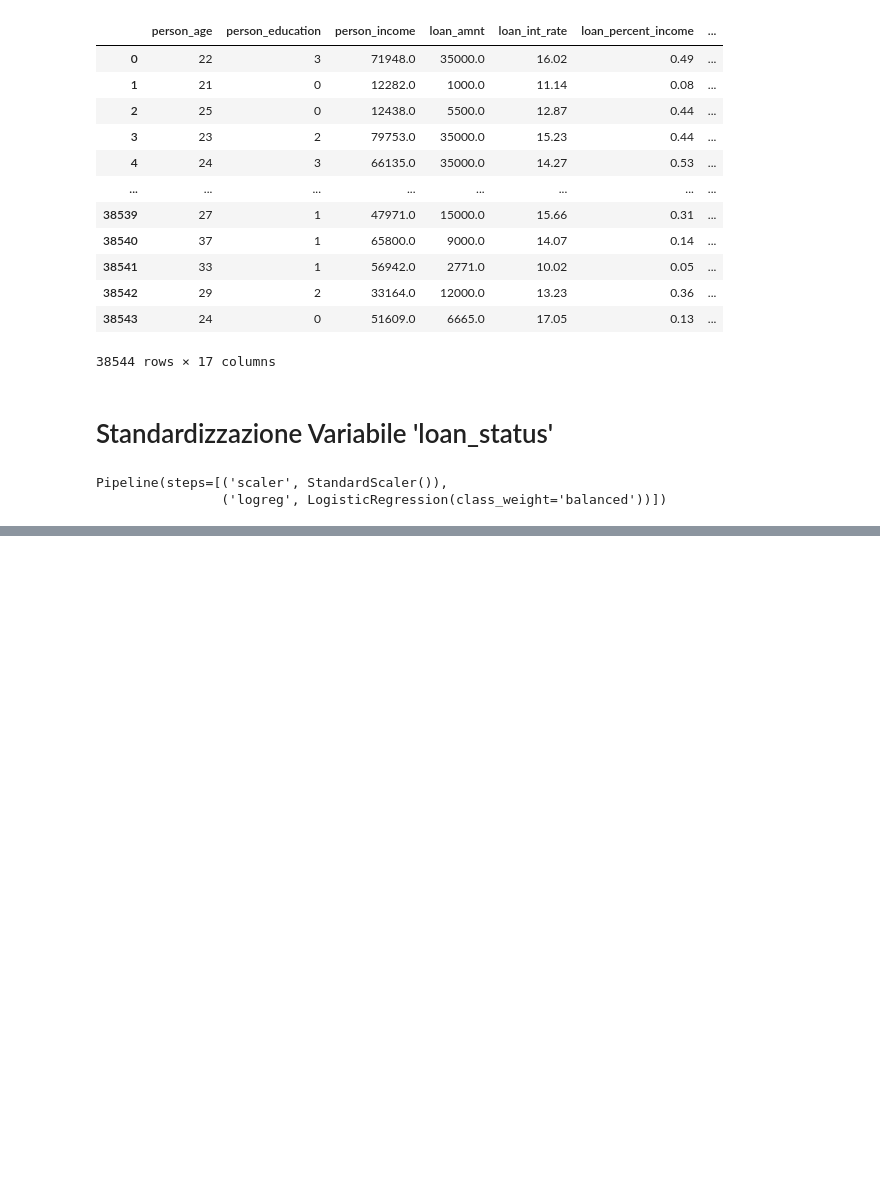
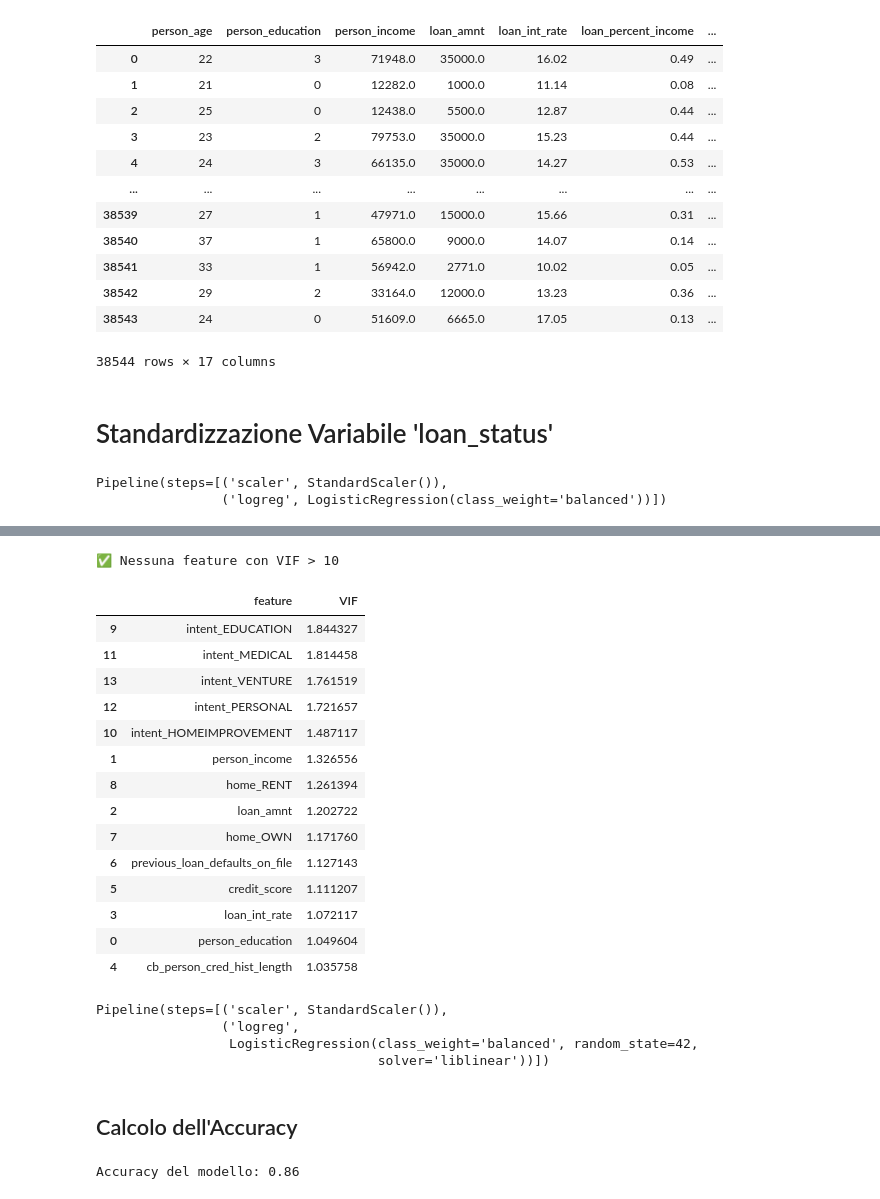
Before and after one commit to FrancescaCola/CustomerScoring, a Jupyter notebook: LogisticRegression.ipynb, the cells around one changed output, grey strips where cells are left out. Drawn from its saved outputs; the diff is of its cells as text; code cells hidden in the pictures; blank space fills up the shorter version.

```diff
--- a/LogisticRegression.ipynb
+++ b/LogisticRegression.ipynb
@@ -78,0 +120,42 @@ Name: proportion, dtype: float64
+# %%
+# 1. Crea un nuovo scaler (non usare quello vecchio nella pipeline)
+scaler = StandardScaler()
+
+# 2. Applica lo scaler a X (che ora ha meno colonne)
+X_scaled = scaler.fit_transform(X)
+
+# 3. Crea un DataFrame con i dati scalati e i nomi delle colonne
+X_vif = pd.DataFrame(X_scaled, columns=X.columns)
+
+# 4. Calcola il VIF per ogni colonna
+vif_data = pd.DataFrame()
+vif_data["feature"] = X_vif.columns
+vif_data["VIF"] = [variance_inflation_factor(X_vif.values, i) for i in range(X_vif.shape[1])]
+
+# 5. Mostra le feature con VIF alto
+high_vif = vif_data[vif_data["VIF"] > 10]
+if not high_vif.empty:
+    print("⚠️ Feature con VIF > 10:")
+    print(high_vif)
+else:
+    print("✅ Nessuna feature con VIF > 10")
+
+# 6. Mostra tutti i VIF
+display(vif_data.sort_values(by="VIF", ascending=False))
+# %% [output]
+✅ Nessuna feature con VIF > 10
+|  | feature | VIF |
+| 9 | intent_EDUCATION | 1.844327 |
+| 11 | intent_MEDICAL | 1.814458 |
+| 13 | intent_VENTURE | 1.761519 |
+| 12 | intent_PERSONAL | 1.721657 |
+| 10 | intent_HOMEIMPROVEMENT | 1.487117 |
+| 1 | person_income | 1.326556 |
+| 8 | home_RENT | 1.261394 |
+| 2 | loan_amnt | 1.202722 |
+| 7 | home_OWN | 1.171760 |
+| 6 | previous_loan_defaults_on_file | 1.127143 |
+| 5 | credit_score | 1.111207 |
+| 3 | loan_int_rate | 1.072117 |
+| 0 | person_education | 1.049604 |
+| 4 | cb_person_cred_hist_length | 1.035758 |
@@ -78,0 +179,8 @@ Name: proportion, dtype: float64
+# %%
+# Fit della pipeline sui dati di addestramento
+logreg_pipeline.fit(X_train, y_train)
+# %% [output]
+Pipeline(steps=[('scaler', StandardScaler()),
+                ('logreg',
+                 LogisticRegression(class_weight='balanced', random_state=42,
+                                    solver='liblinear'))])
@@ -78,0 +190,8 @@ Name: proportion, dtype: float64
+# %% [markdown]
+## Calcolo dell'Accuracy
+# %%
+# Calcolo dell'accuracy
+accuracy = accuracy_score(y_test, y_test_pred)
+print(f"Accuracy del modello: {accuracy:.2f}")
+# %% [output]
+Accuracy del modello: 0.86
```
Also changed, not shown: parts of 17 cells of this notebook, 2 other files.
